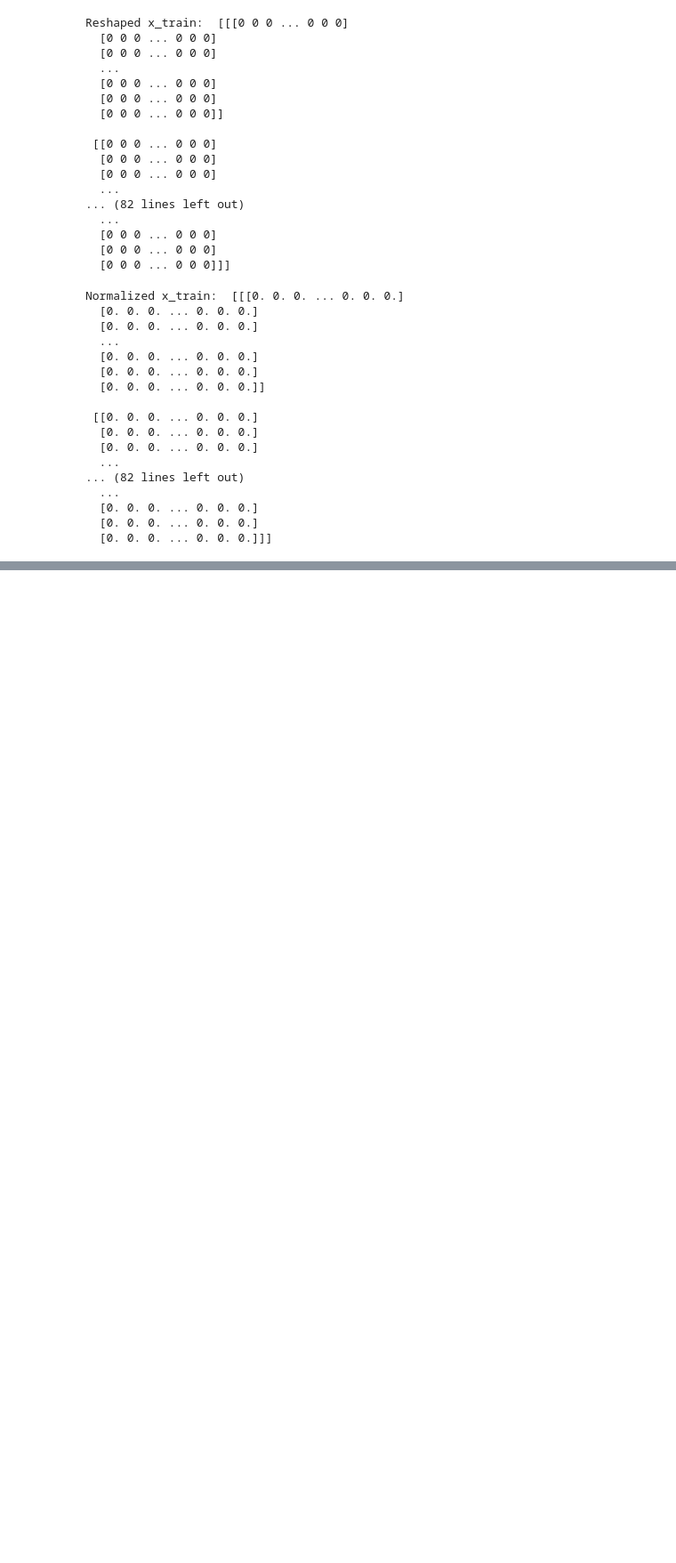
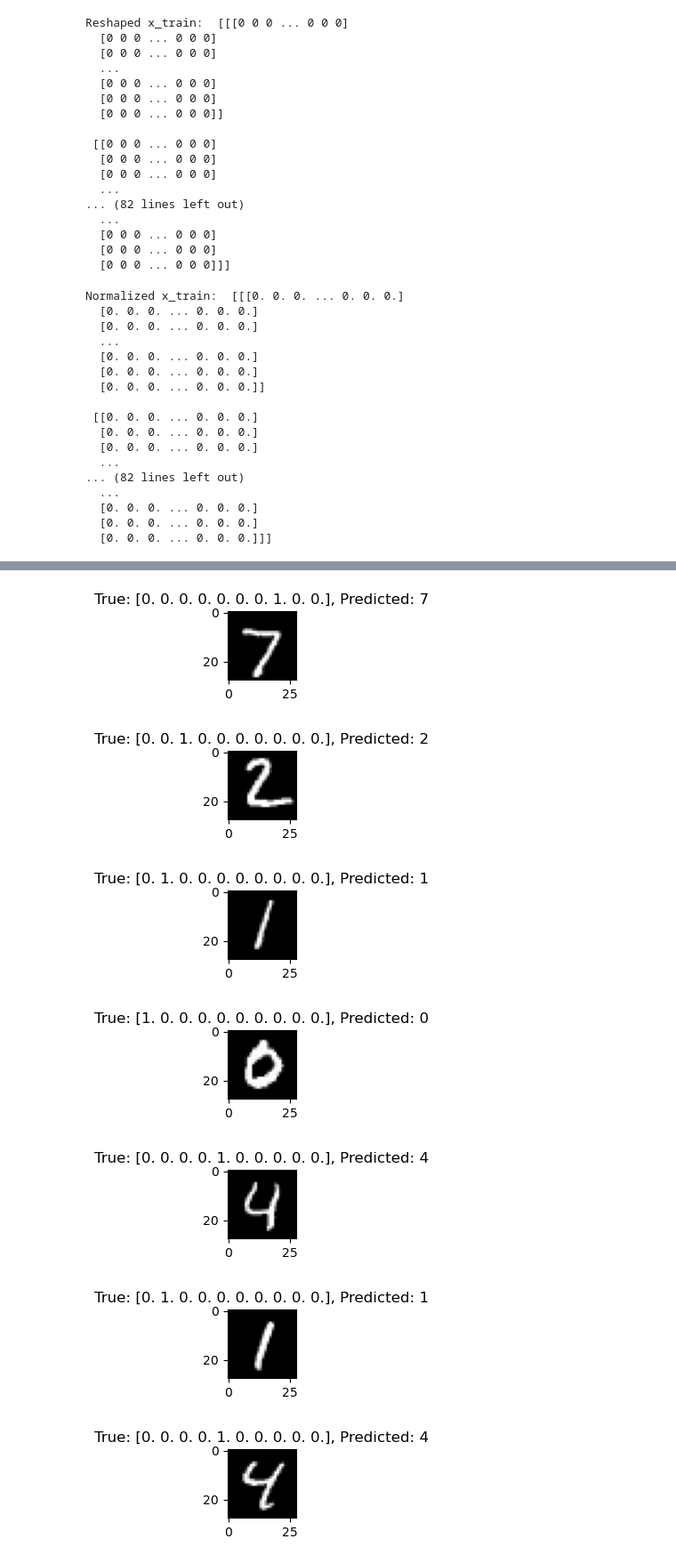
Before and after one commit to RAJ-DSML/mnist-rnn, a Jupyter notebook: mnist-using-rnn.ipynb, the cells around one changed output, grey strips where cells are left out. Shown at 89% size. Cells and saved outputs as stored; diff of their text form; code cells hidden in the pictures; blank space fills up the shorter version.

```diff
--- a/mnist-using-rnn.ipynb
+++ b/mnist-using-rnn.ipynb
@@ -163,0 +248,15 @@ Normalized x_train:  [[[0. 0. 0. ... 0. 0. 0.]
+# %%
+# Visualize a few predictions
+for i in range(10):  # Display predictions for the first 10 samples
+    plt.figure(figsize=(2, 1))
+    plt.imshow(x_test[i].reshape(28, 28), cmap='gray')
+    plt.title(f"True: {y_test[i]}, Predicted: {predicted_labels[i]}")
+    plt.show()
+# %% [output]
+[figure, added]
+[figure, added]
+[figure, added]
+[figure, added]
+[figure, added]
+[figure, added]
+[figure, added]
```
Also changed, not shown: parts of 13 cells of this notebook.
